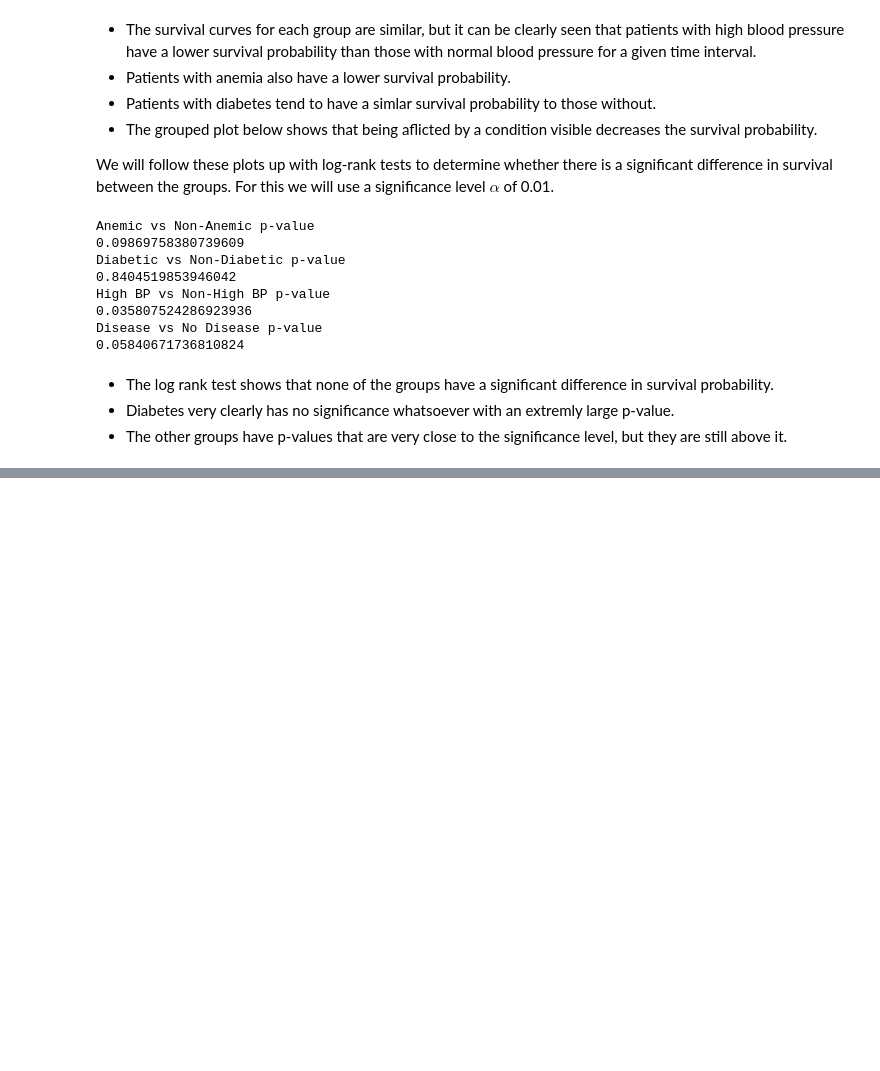
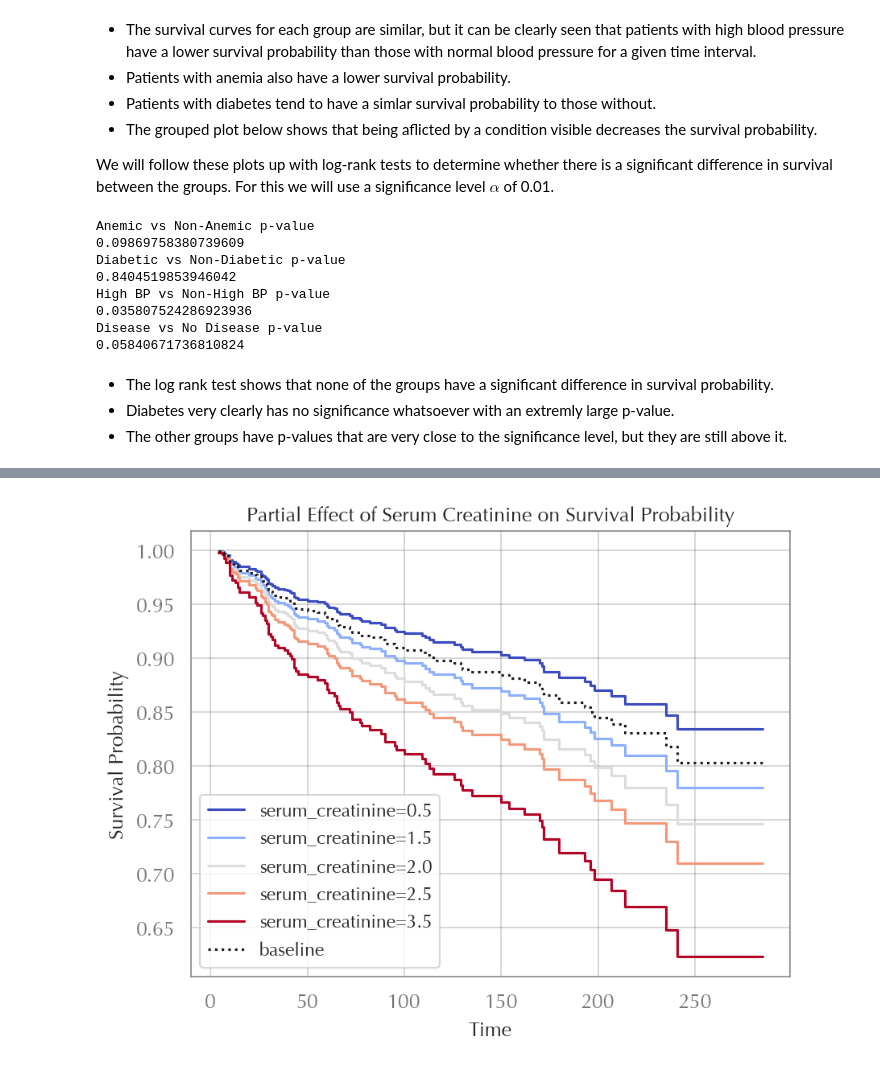
Before and after one commit to masterbatcoderman10/heart_failure_analysis, a Jupyter notebook: survival_analysis.ipynb, the cells around one changed output, grey strips where cells are left out. Saved outputs shown, nothing was run; the diff lists cells and outputs as text; code cells hidden in the pictures; blank space fills up the shorter version.

Commit message:
completed survival analysis

```diff
--- a/survival_analysis.ipynb
+++ b/survival_analysis.ipynb
@@ -238,0 +324,9 @@ While survival analysis using the Kaplan Meier model and the log rank test can l
+# %%
+cph_model.plot_partial_effects_on_outcome('serum_creatinine', [0.5,1.5,2.0, 2.5,3.5], cmap='coolwarm')
+#label axes
+plt.xlabel('Time')
+plt.ylabel('Survival Probability')
+plt.title('Partial Effect of Serum Creatinine on Survival Probability')
+plt.show()
+# %% [output]
+[figure, added]
```
Also changed, not shown: parts of 12 cells of this notebook.
